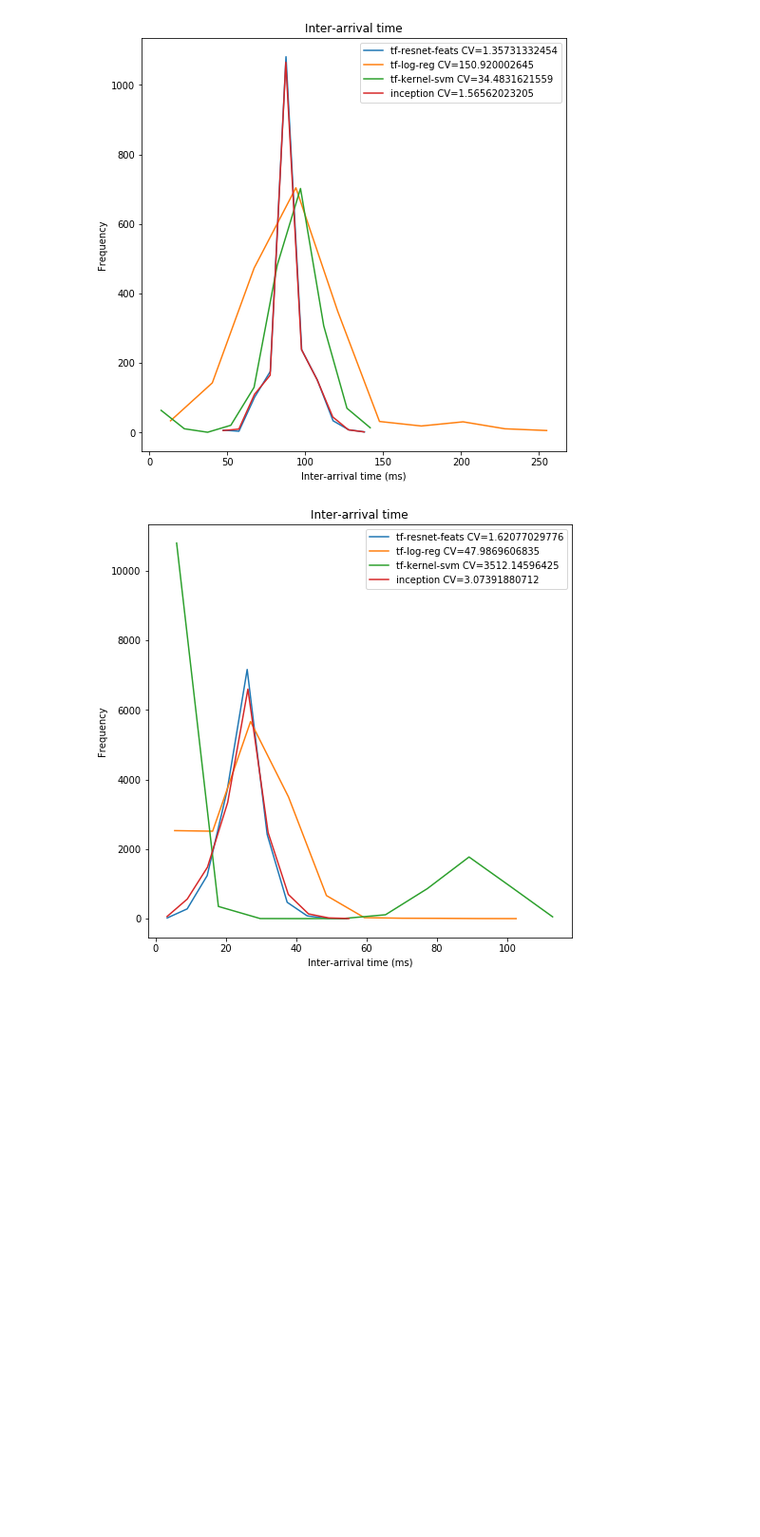
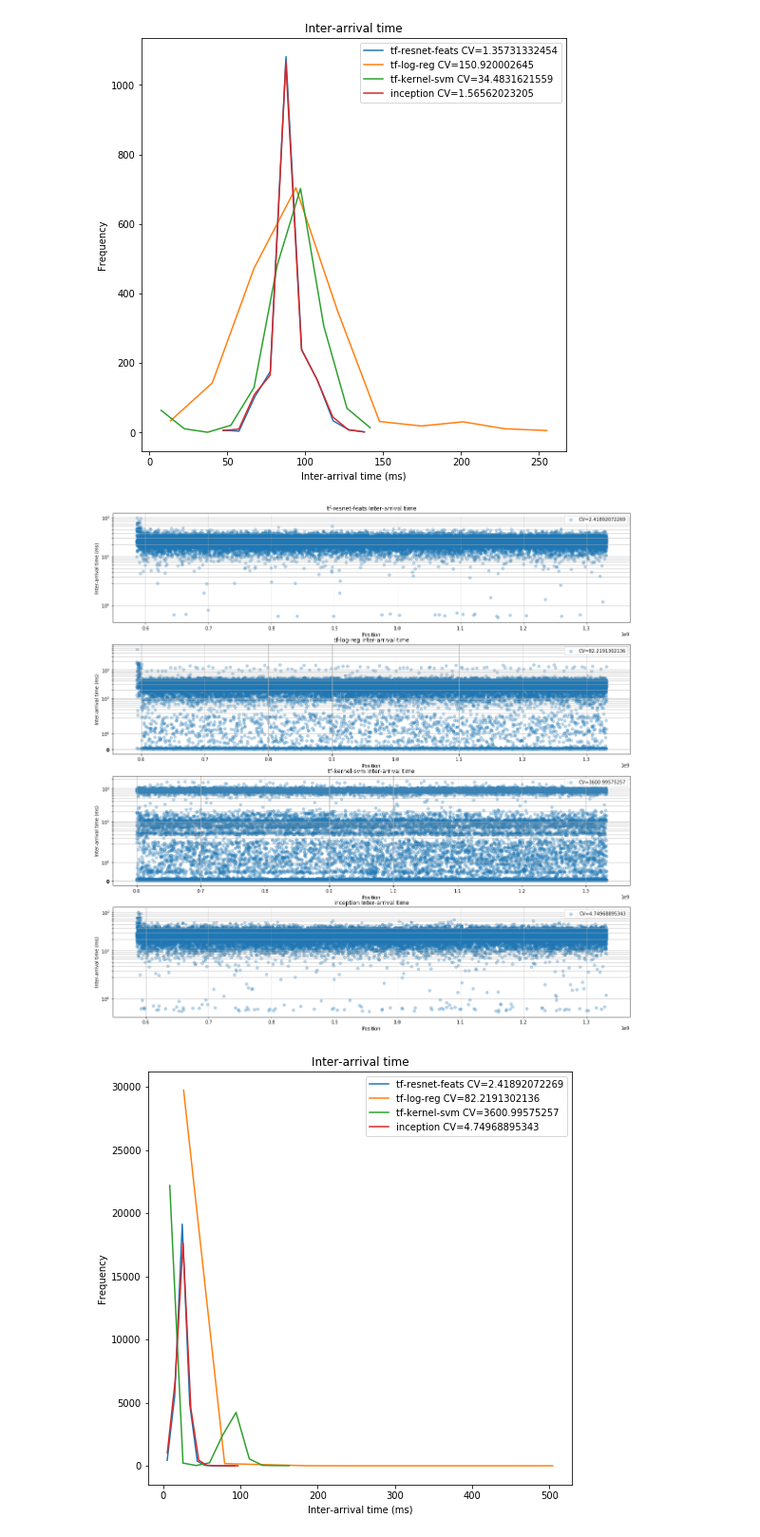
Before and after one commit to dcrankshaw/plots-model-comp-paper, a Jupyter notebook: plotting/e2e_distribution_plotting.ipynb, the cells around one changed output. Shown at 95% size. Cells and saved outputs as stored; diff of their text form; code cells hidden in the pictures; blank space fills up the shorter version.

```diff
--- a/plotting/e2e_distribution_plotting.ipynb
+++ b/plotting/e2e_distribution_plotting.ipynb
@@ -115,10 +145,34 @@ def plot_inter_arrival(cached_extractions, model_list):
     plt.xlabel("Inter-arrival time (ms)")
     plt.ylabel("Frequency")
     for model in model_list:
-        arrivals = cached_extractions[model+":1:queue_arrivals"]
+        arrivals = cached_extractions[model+":1:queue_arrivals"][:,1]
+        arrivals = np.sort(arrivals)
         intervals = arrivals[1:] - arrivals[:-1]
         intervals = intervals/1000 # to ms
         CV = np.square(np.var(intervals)/np.mean(intervals))
         lineHistogram(intervals, label=model+str(" CV="+str(CV)))
     plt.legend()
+
+def plot_inter_arrival_over_time(cached_extractions, model_list):
+    plt.figure(figsize=(20, 5*len(model_list)))
+    for i, model in enumerate(model_list):
+        ax = plt.subplot(len(model_list), 1, i+1)
+        arrivals = cached_extractions[model+":1:queue_arrivals"][:,1]
+        arrivals = np.sort(arrivals)
+        timestamps = cached_extractions[model+":1:queue_arrivals"][:,0]
+        intervals = arrivals[1:] - arrivals[:-1]
+        intervals = intervals/1000 # to ms
+        CV = np.square(np.var(intervals)/np.mean(intervals))
+        plt.title(model+" Inter-arrival time")
+        plt.xlabel("Position")
+        plt.ylabel("Inter-arrival time (ms)")
+        needlog = True #np.max(intervals) - np.min(intervals) > 10
+        bounds = np.asarray([np.min(intervals), np.max(intervals)])
+        if needlog:
+            plt.yscale('symlog')
+            from matplotlib.ticker import SymmetricalLogLocator
+            ax.yaxis.set_major_locator(SymmetricalLogLocator(linthresh = 1, base=10.0, subs=np.arange(10)))
+        ax.grid()
+        plt.scatter(timestamps[1:], intervals, label="CV="+str(CV), alpha = 0.3)
+        plt.legend()
 # %%
@@ -126,7 +180,9 @@ plot_inter_arrival(image_driver_1_500ms_all_1_unsaturated, image_driver_1_models
 # %% [output]
 [figure]
-# %%
-plot_inter_arrival(image_driver_1_500ms_all_1, image_driver_1_models)
-# %% [output]
-[figure, removed]
+# %%
+plot_inter_arrival_over_time(ID1_500, image_driver_1_models)
+plot_inter_arrival(ID1_500, image_driver_1_models)
+# %% [output]
+[figure, added]
+[figure, added]
 # %%
```
Also changed, not shown: parts of 15 cells of this notebook.
